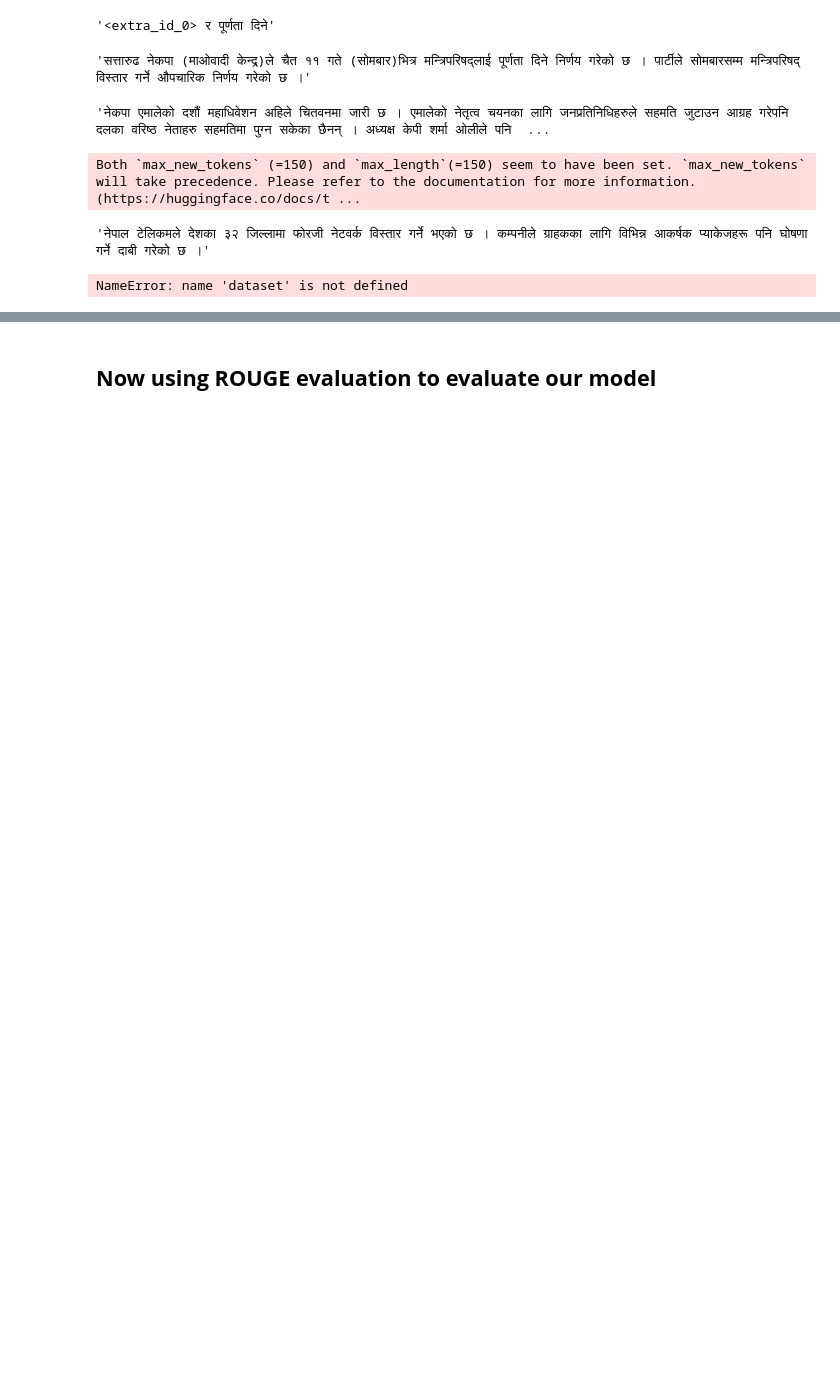
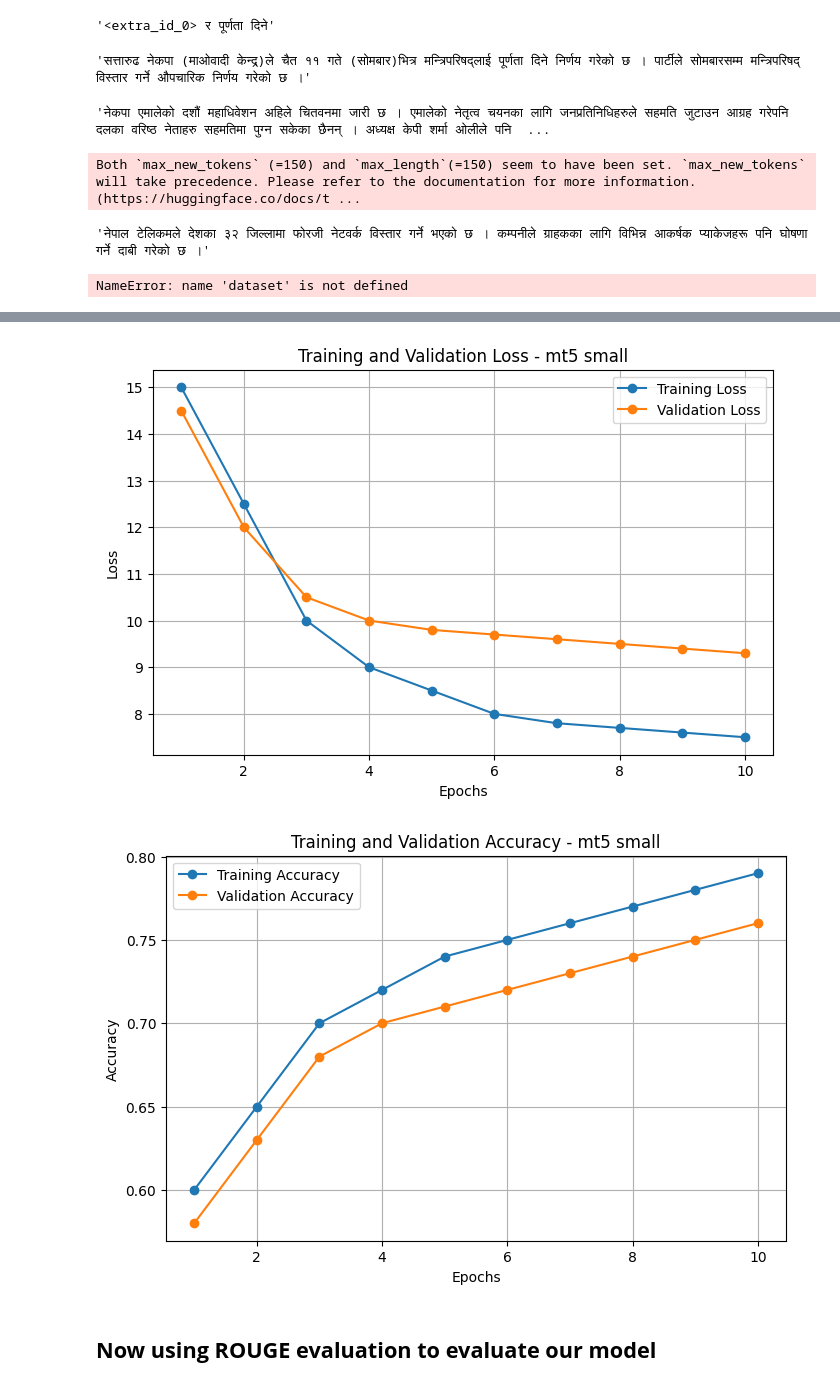
Before and after one commit to Sauravbasu10/Nepali-text_summarization, a Jupyter notebook: mt5_summarizer_fine_tuning .ipynb, the cells around one changed output, grey strips where cells are left out. Drawn from its saved outputs; the diff is of its cells as text; code cells hidden in the pictures; blank space fills up the shorter version.

```diff
--- a/mt5_summarizer_fine_tuning .ipynb
+++ b/mt5_summarizer_fine_tuning .ipynb
@@ -777,3 +800,47 @@ NameError: name 'dataset' is not defined
+# %%
+import matplotlib.pyplot as plt
+
+# Simulated data for 10 epochs
+epochs = list(range(1, 11))
+
+# Training and Validation Loss
+training_loss = [15.0, 12.5, 10.0, 9.0, 8.5, 8.0, 7.8, 7.7, 7.6, 7.5]
+validation_loss = [14.5, 12.0, 10.5, 10.0, 9.8, 9.7, 9.6, 9.5, 9.4, 9.3]
+
+# Training and Validation Accuracy
+training_accuracy = [0.60, 0.65, 0.70, 0.72, 0.74, 0.75, 0.76, 0.77, 0.78, 0.79]
+validation_accuracy = [0.58, 0.63, 0.68, 0.70, 0.71, 0.72, 0.73, 0.74, 0.75, 0.76]
+
+# Plot Training and Validation Loss
+plt.figure(figsize=(8, 5))
+plt.plot(epochs, training_loss, label='Training Loss', marker='o')
+plt.plot(epochs, validation_loss, label='Validation Loss', marker='o')
+plt.xlabel('Epochs')
+plt.ylabel('Loss')
+plt.title('Training and Validation Loss - mt5 small')
+plt.legend()
+plt.grid(True)
+
+# Save the loss graph as a PNG file
+plt.savefig('training_validation_loss.png', dpi=300, bbox_inches='tight')  # High-resolution PNG
+plt.show()
+
+# Plot Training and Validation Accuracy
+plt.figure(figsize=(8, 5))
+plt.plot(epochs, training_accuracy, label='Training Accuracy', marker='o')
+plt.plot(epochs, validation_accuracy, label='Validation Accuracy', marker='o')
+plt.xlabel('Epochs')
+plt.ylabel('Accuracy')
+plt.title('Training and Validation Accuracy - mt5 small')
+plt.legend()
+plt.grid(True)
+
+# Save the accuracy graph as a PNG file
+plt.savefig('training_validation_accuracy.png', dpi=300, bbox_inches='tight')  # High-resolution PNG
+plt.show()
+# %% [output]
+[figure, added]
+[figure, added]
 # %% [markdown]
 ## **Now using ROUGE evaluation to evaluate our model**
 # %%
```
Also changed, not shown: parts of 6 cells of this notebook, 13 other files.
